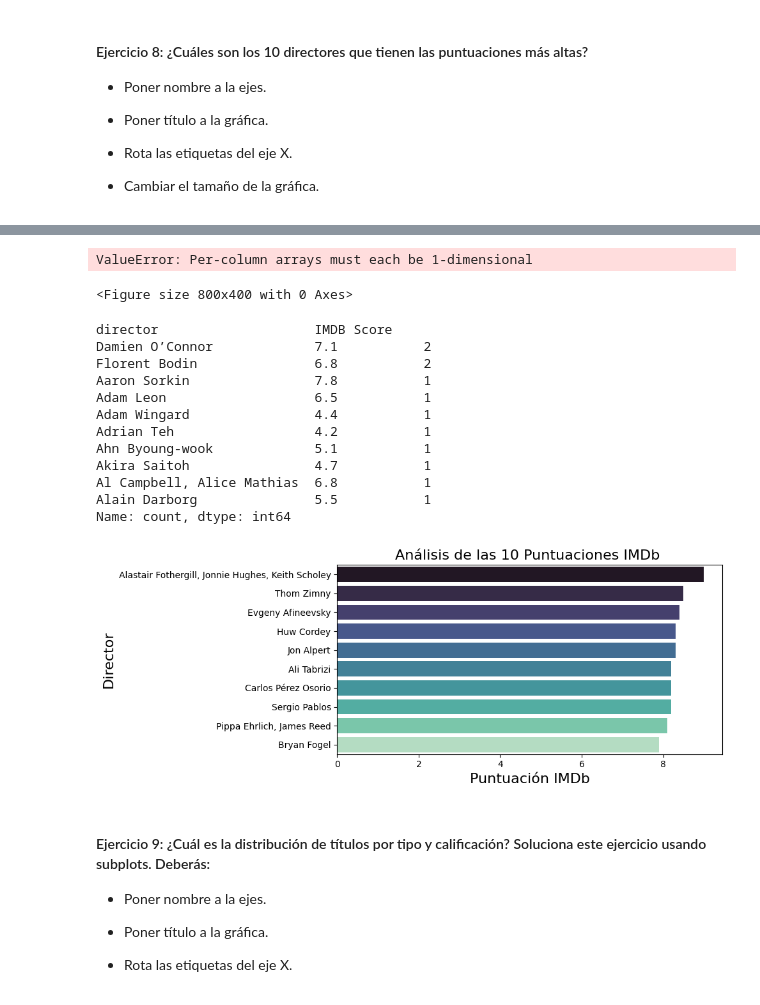
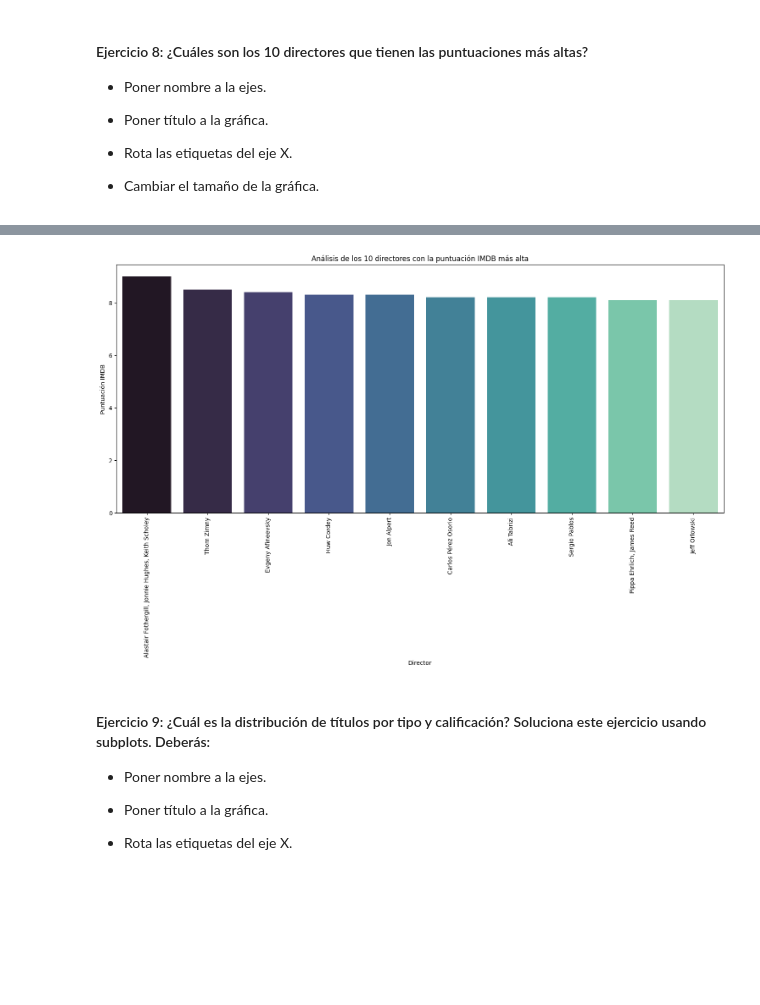
Before and after one commit to apelsito/laboratorio-modulo2-leccion04-visualizacion, a Jupyter notebook: laboratorio-modulo2-leccion04-visualizacion.ipynb, the cells around one changed output, grey strips where cells are left out. Drawn from its saved outputs; the diff is of its cells as text; code cells hidden in the pictures; blank space fills up the shorter version.

```diff
--- a/laboratorio-modulo2-leccion04-visualizacion.ipynb
+++ b/laboratorio-modulo2-leccion04-visualizacion.ipynb
@@ -214,46 +183,16 @@ df_single_index
-# %%
-df_topten = df.groupby("director")["IMDB Score"].value_counts().nlargest(10)
-plt.figure(figsize = (8,4))
-sns.barplot(x= df_single_index.index,
-             y= df_single_index.values,
-             palette="mako")
-plt.xlabel("País",fontsize=12)
-plt.ylabel("Total de Títulos",fontsize=12)
-plt.title("Análisis de los 10 países con más títulos")
-plt.xticks(rotation=90)
-plt.tight_layout()
-# %% [output]
-ValueError: Per-column arrays must each be 1-dimensional
-<Figure size 800x400 with 0 Axes>
-# %%
-df_topten = df.groupby("director")["IMDB Score"].value_counts().nlargest(10)
-df_topten
-# %% [output]
-director                    IMDB Score
-Damien O’Connor             7.1           2
-Florent Bodin               6.8           2
-Aaron Sorkin                7.8           1
-Adam Leon                   6.5           1
-Adam Wingard                4.4           1
-Adrian Teh                  4.2           1
-Ahn Byoung-wook             5.1           1
-Akira Saitoh                4.7           1
-Al Campbell, Alice Mathias  6.8           1
-Alain Darborg               5.5           1
-Name: count, dtype: int64
-# %%
-df_director = df.groupby("director")["IMDB Score"].mean().nlargest(10)
-plt.figure(figsize=(10,4))
-sns.barplot(y= df_director.index,
-             x= df_director.values,
-             palette="mako")
-plt.ylabel("Director",fontsize=16)
-plt.xlabel("Puntuación IMDb",fontsize=16)
-plt.title("Análisis de las 10 Puntuaciones IMDb ",fontsize=16)
-
-plt.tight_layout()
-# %% [output]
-[figure, removed]
+# %%
+topten = df["IMDB Score"].nlargest(10) #Estaba usando mal el value_counts()
+df_topten = df[df["IMDB Score"].isin(topten)].sort_values(by="IMDB Score",ascending=False) #Así la enviamos ya ordenada
+plt.figure(figsize = (15,10))
+sns.barplot(x="director",y="IMDB Score",data=df_topten,palette="mako")
+plt.xticks(rotation = 30)
+plt.xlabel("Director")
+plt.ylabel("Puntuación IMDB")
+plt.title("Análisis de los 10 directores con la puntuación IMDB más alta")
+plt.xticks(rotation=90)
+plt.tight_layout()
+# %% [output]
+[figure, added]
 # %% [markdown]
 #### Ejercicio 9:  ¿Cuál es la distribución de títulos por tipo y calificación? Soluciona este ejercicio usando subplots. Deberás:
 
```
Also changed, not shown: parts of 12 cells of this notebook.
